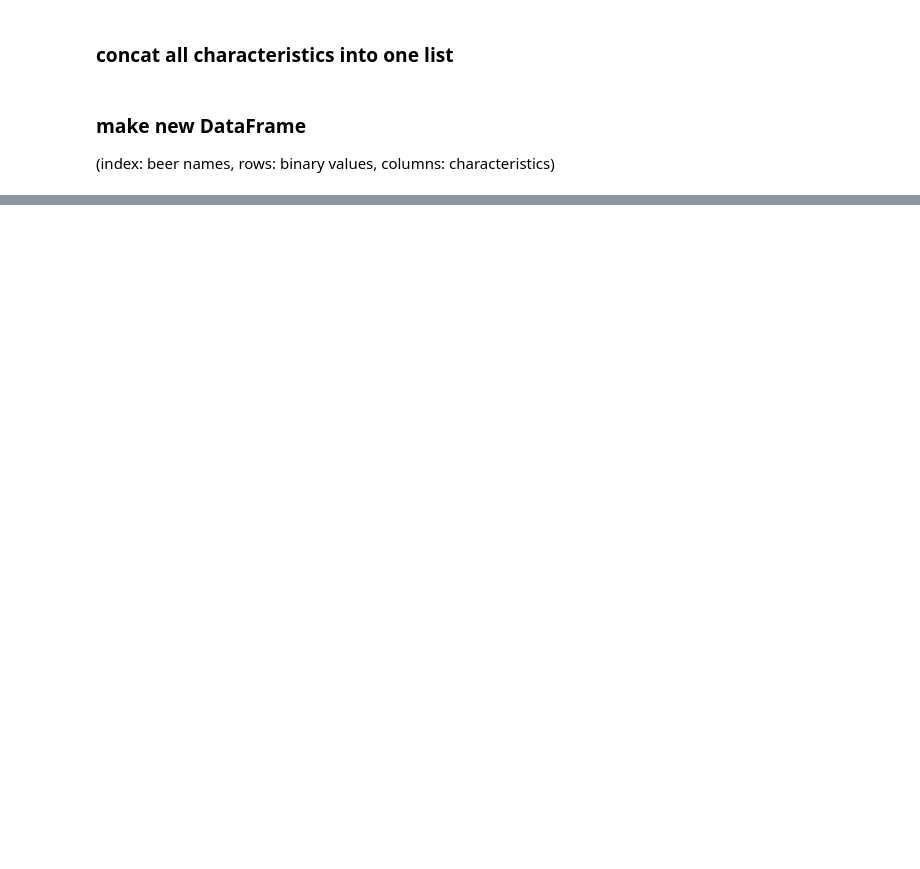
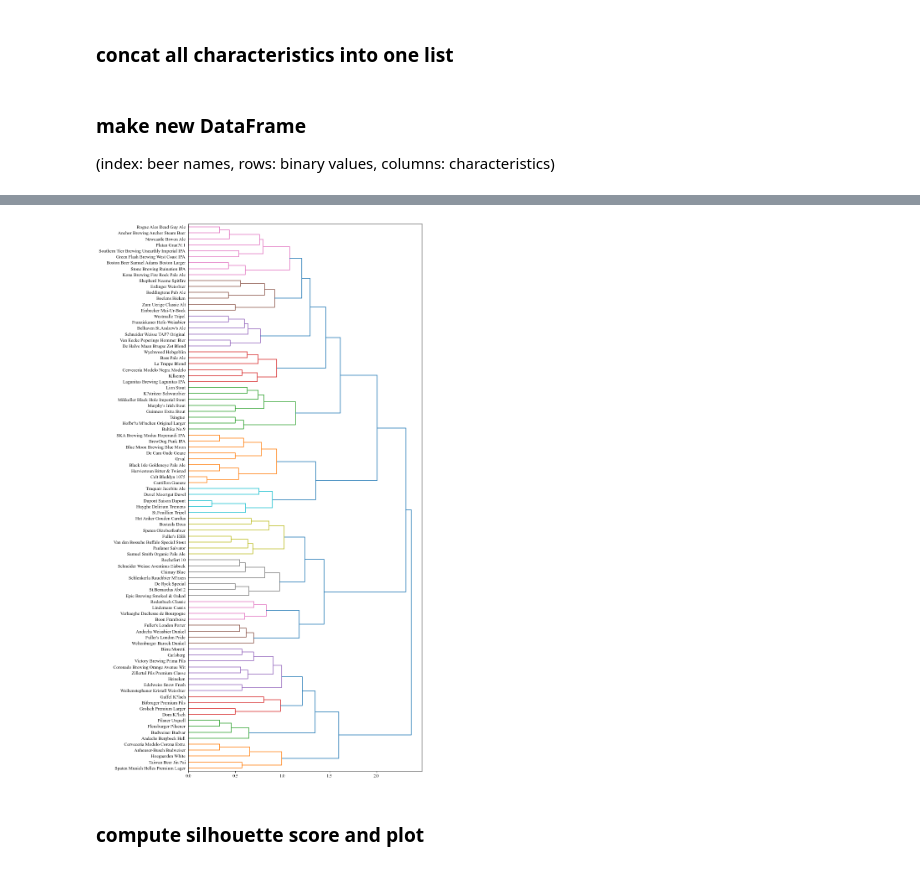
Before and after one commit to stnamjef/beer_classification, a Jupyter notebook: beer_classification.ipynb, the cells around one changed output, grey strips where cells are left out. Cells and saved outputs as stored; diff of their text form; code cells hidden in the pictures; blank space fills up the shorter version.

```diff
--- a/beer_classification.ipynb
+++ b/beer_classification.ipynb
@@ -115,0 +116,2 @@ df2
+# %%
+dist_mat = pdist(df2, metric='jaccard')
@@ -115,0 +124,23 @@ df2
+# %%
+clust = linkage(dist_mat, 'ward')
+# %%
+def plot_dendrogram(clust, labels, figsize, labelsize):
+    plt.rcParams.update({"font.family" : "serif", "mathtext.fontset" : "stix"})
+    plt.rcParams["font.serif"] = ["Times New Roman"] + plt.rcParams["font.serif"]
+
+    fig = plt.figure(figsize=figsize)
+    ax = fig.add_subplot(1, 1, 1)
+    dendrogram(
+        clust,
+        color_threshold=1.15,
+        orientation='right',
+        labels=labels,
+        ax=ax
+    )
+    ax.tick_params(axis='both', labelsize=labelsize)
+# %%
+plot_dendrogram(clust, df2.index, (10, 24), 11)
+# %% [output]
+[figure, added]
+# %% [markdown]
+### compute silhouette score and plot
```
Also changed, not shown: parts of 25 cells of this notebook.
